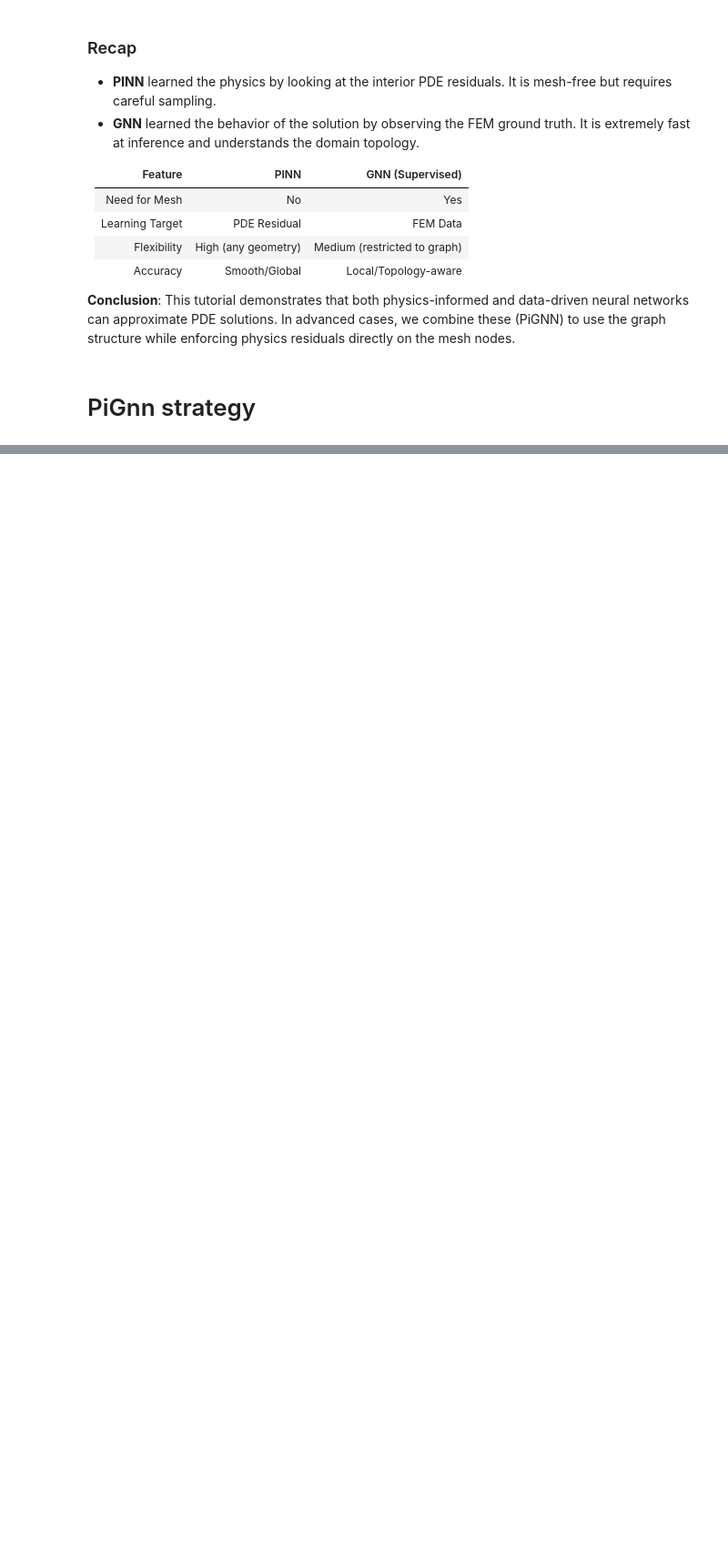
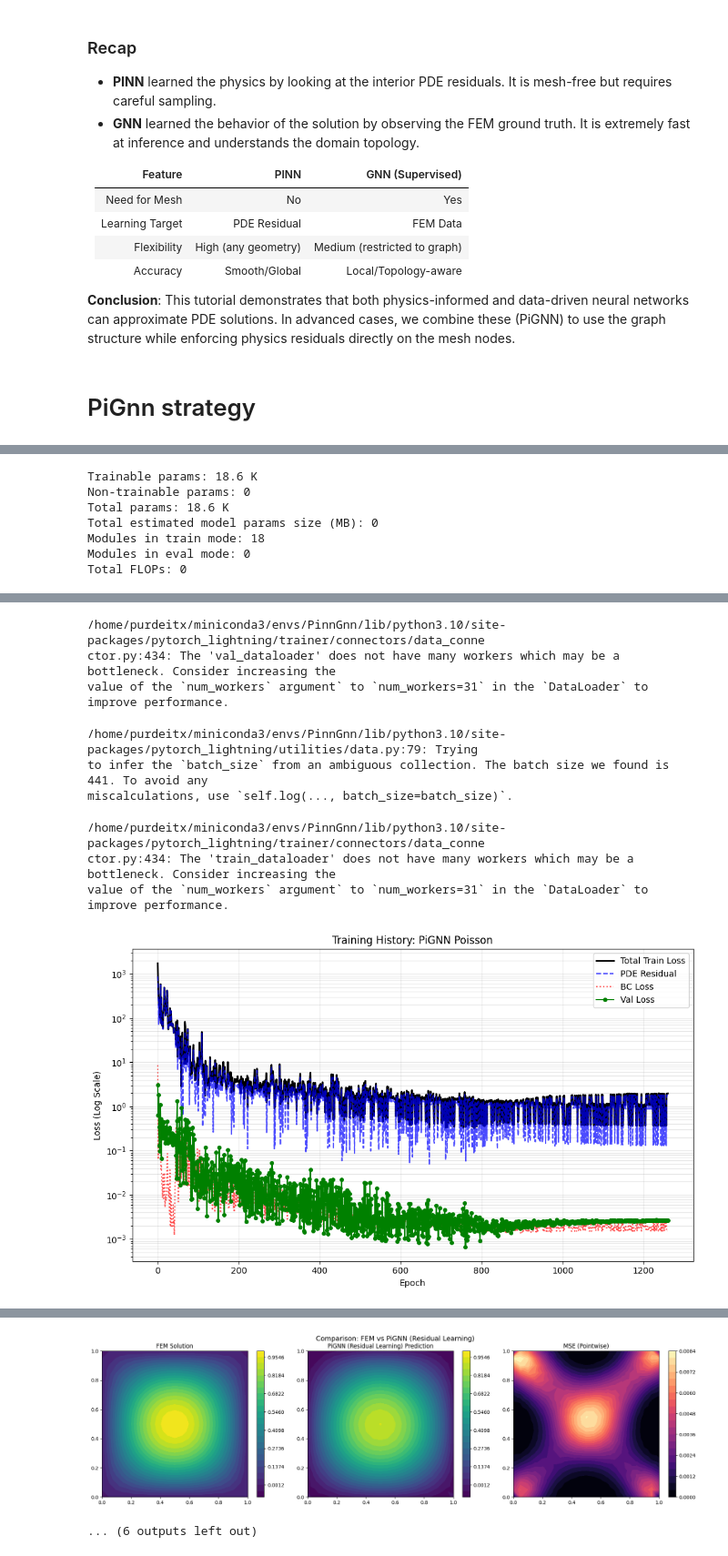
Before and after one commit to Purdeitx/PinnGnn, a Jupyter notebook: GraphPinns.ipynb, the cells around one changed output, grey strips where cells are left out. Shown at 91% size. Saved outputs shown, nothing was run; the diff lists cells and outputs as text; code cells hidden in the pictures; blank space fills up the shorter version.

```diff
--- a/GraphPinns.ipynb
+++ b/GraphPinns.ipynb
@@ -1109,7 +1189,6 @@ PIGNN_CONFIG.update({
     'edge_out': 1,     # [dx, dy, dist, flux]
     'lambda_bc': 100.0, # Peso para forzar las condiciones de contorno
     'lambda_pde': 1.0, # Peso para el término de PDE (residuo)
-    'lambda_Fick': 1.0, # Peso para el término de flujo en la loss
     'layer_norm': False,
     'source': False,
     'grad_hint': False,
@@ -1246,3 +1325,4 @@ plt.show()
 # error boxplot
 # plot_error_analysis(u_fem, u_pignn, model_name="PiGNN")
 # plt.show()
+# %% [output]
@@ -1248,0 +1350,7 @@ plt.show()
+Trainable params: 18.6 K
+Non-trainable params: 0
+Total params: 18.6 K
+Total estimated model params size (MB): 0
+Modules in train mode: 18
+Modules in eval mode: 0
+Total FLOPs: 0
@@ -1248,0 +1358,10 @@ plt.show()
+/home/purdeitx/miniconda3/envs/PinnGnn/lib/python3.10/site-packages/pytorch_lightning/trainer/connectors/data_conne
+ctor.py:434: The 'val_dataloader' does not have many workers which may be a bottleneck. Consider increasing the
+value of the `num_workers` argument` to `num_workers=31` in the `DataLoader` to improve performance.
+/home/purdeitx/miniconda3/envs/PinnGnn/lib/python3.10/site-packages/pytorch_lightning/utilities/data.py:79: Trying
+to infer the `batch_size` from an ambiguous collection. The batch size we found is 441. To avoid any
+miscalculations, use `self.log(..., batch_size=batch_size)`.
+/home/purdeitx/miniconda3/envs/PinnGnn/lib/python3.10/site-packages/pytorch_lightning/trainer/connectors/data_conne
+ctor.py:434: The 'train_dataloader' does not have many workers which may be a bottleneck. Consider increasing the
+value of the `num_workers` argument` to `num_workers=31` in the `DataLoader` to improve performance.
+[figure, added]
@@ -1248,0 +1369,2 @@ plt.show()
+[figure, added]
+... (6 outputs left out)
```
Also changed, not shown: parts of 4 cells of this notebook, 9 other files.
